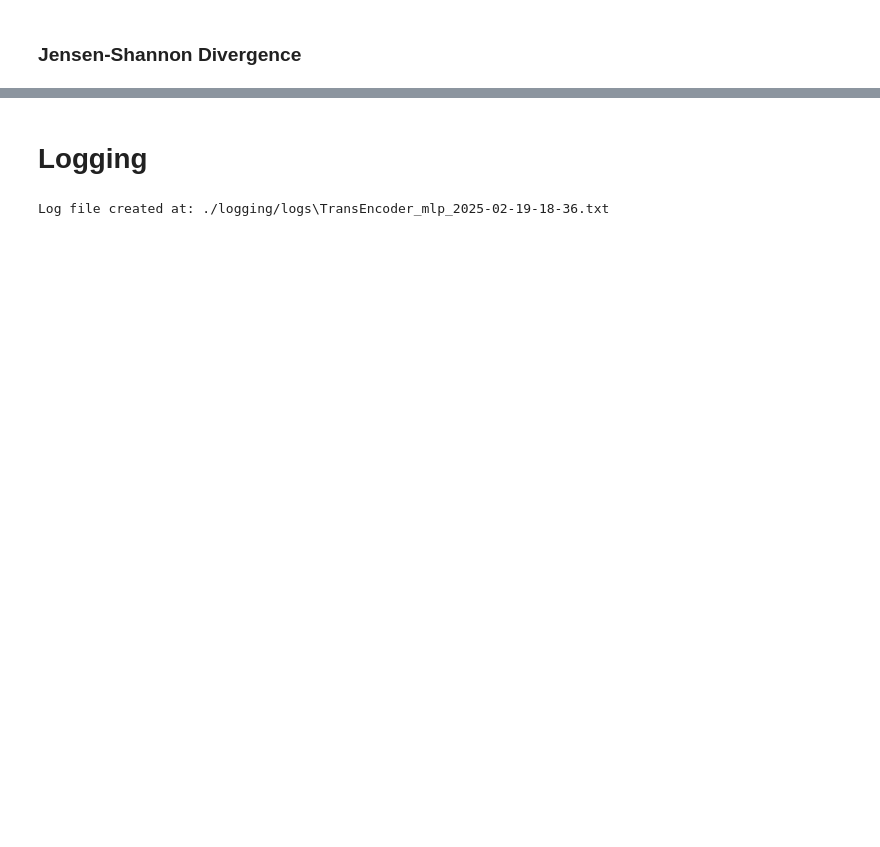
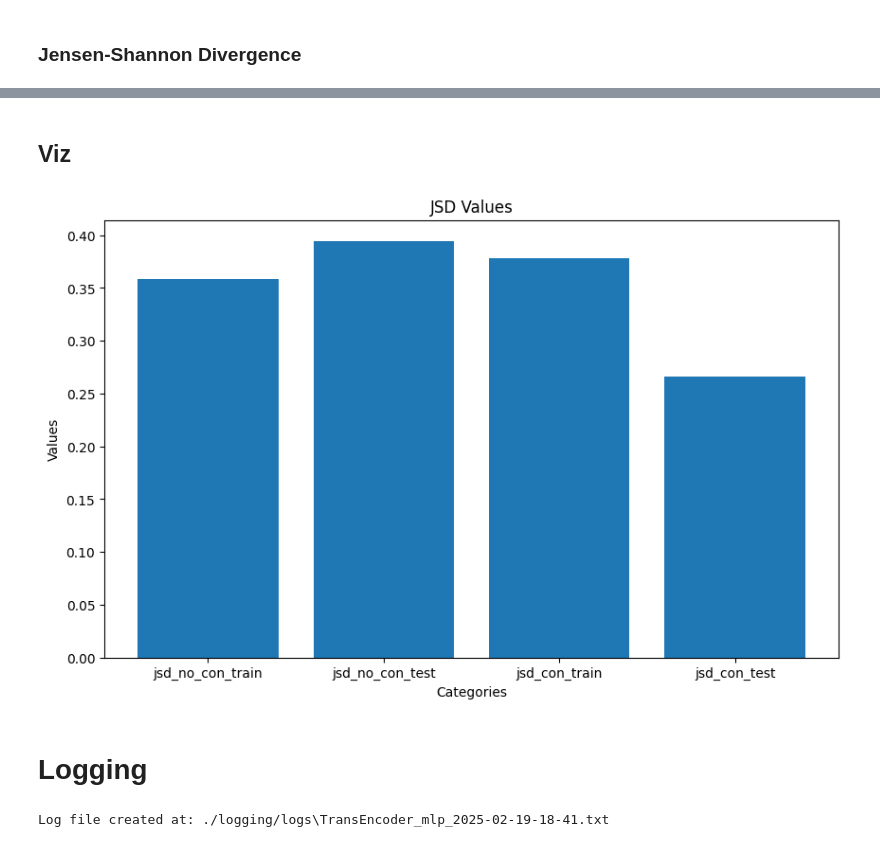
Before and after one commit to 4rn3/Thesis, a Jupyter notebook: src/main.ipynb, the cells around one changed output, grey strips where cells are left out. Saved outputs shown, nothing was run; the diff lists cells and outputs as text; code cells hidden in the pictures; blank space fills up the shorter version.

Commit message:
Add graph for JSD scores

```diff
--- a/src/main.ipynb
+++ b/src/main.ipynb
@@ -201,15 +203,31 @@ jsd_con_train, jsd_con_test
+# %% [markdown]
+## Viz
+# %%
+jsd = {
+    "jsd_no_con_train": jsd_no_con_train,
+    "jsd_no_con_test": jsd_no_con_test,
+    "jsd_con_train": jsd_con_train,
+    "jsd_con_test": jsd_con_test
+}
+
+labels = list(jsd.keys())
+values = list(jsd.values())
+
+plt.figure(figsize=(10, 6))
+plt.bar(labels, values)
+
+plt.title('JSD Values')
+plt.xlabel('Categories')
+plt.ylabel('Values')
+
+plt.show()
+# %% [output]
+[figure, added]
 # %% [markdown]
 # Logging
 # %%
 log_dir = "./logging/logs"
 log_file_path = os.path.join(log_dir, log_file_name + ".txt")
-
-jsd = {
-    "jsd_no_con_train": jsd_no_con_train,
-    "jsd_no_con_test": jsd_no_con_test,
-    "jsd_con_train": jsd_con_train,
-    "jsd_con_test": jsd_con_test
-}
 
 with open(log_file_path, 'w') as log_file:
     log_file.write("Config:\n")
@@ -222,4 +240,4 @@ with open(log_file_path, 'w') as log_file:
 
 print(f"Log file created at: {log_file_path}")
 # %% [output]
-Log file created at: ./logging/logs\TransEncoder_mlp_2025-02-19-18-36.txt
+Log file created at: ./logging/logs\TransEncoder_mlp_2025-02-19-18-41.txt
```
Also changed, not shown: parts of 8 cells of this notebook, 3 other files.
